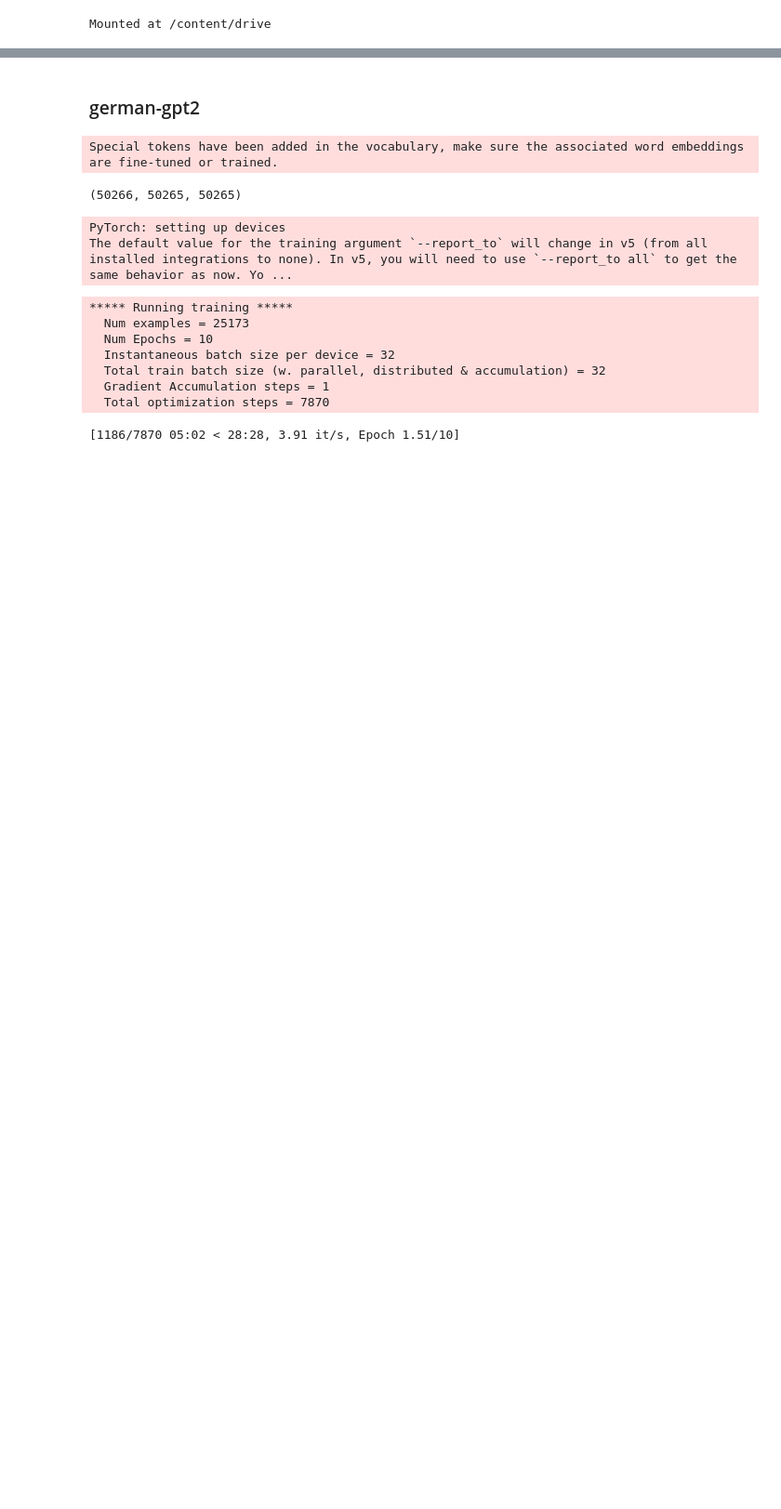
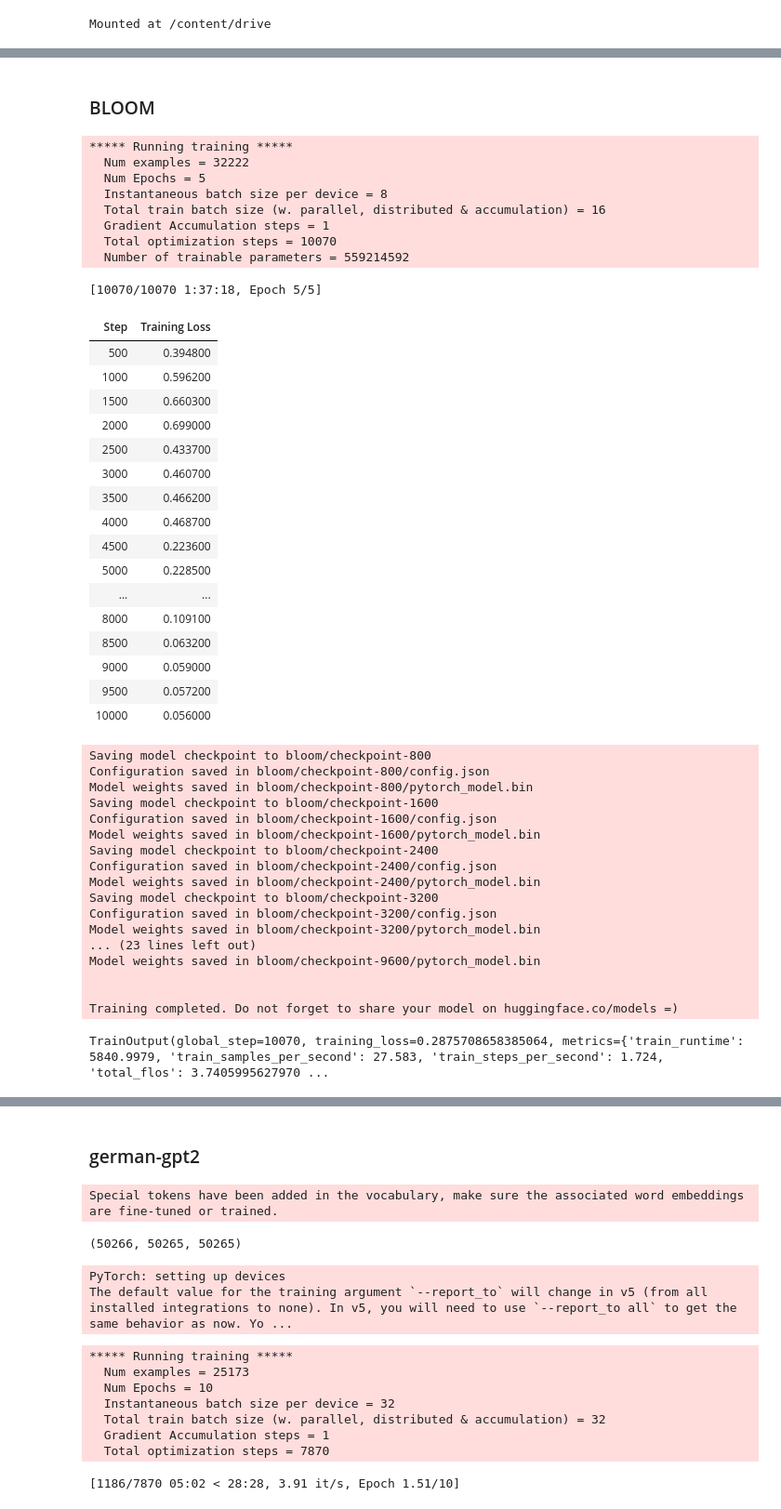
Before and after one commit to xiaotiansu/Reviewriter, a Jupyter notebook: notebooks/data_modeling.ipynb, the cells around one changed output, grey strips where cells are left out. Shown: that part at 93% size. Drawn from its saved outputs; the diff is of its cells as text; code cells hidden in the pictures; blank space fills up the shorter version.

```diff
--- a/notebooks/data_modeling.ipynb
+++ b/notebooks/data_modeling.ipynb
@@ -46,3 +46,81 @@ def load_dataset(train_path, test_path, tokenizer, block_size = 128):
         tokenizer=tokenizer, mlm = False,
     )
     return train_dataset, test_dataset, data_collator
+# %% [markdown]
+### BLOOM
+# %%
+model_name = 'bigscience/bloom-560m'
+model_path = 'bloom/'
+tokenizer = AutoTokenizer.from_pretrained(model_name)
+# %%
+train_dataset, test_dataset, data_collator = load_dataset(train_path, test_path, tokenizer)
+# %%
+# load pretrained model
+bloom_model = AutoModelWithLMHead.from_pretrained('./')
+# %%
+training_args = TrainingArguments(
+    output_dir = model_path,
+    overwrite_output_dir = True,
+    num_train_epochs = 5,
+    per_device_train_batch_size = 8,
+    per_device_eval_batch_size = 8,
+    eval_steps = 400,
+    save_steps = 800,
+    warmup_steps = 500,
+)
+bloom_trainer = Trainer(
+    model = bloom_model,
+    args = training_args,
+    data_collator = data_collator,
+    train_dataset = train_dataset,
+    eval_dataset = test_dataset,
+    # compute_metrics = compute_metrics
+    # prediction_loss_only = True,
+)
+# %%
+bloom_trainer.train()
+# %% [output]
+***** Running training *****
+  Num examples = 32222
+  Num Epochs = 5
+  Instantaneous batch size per device = 8
+  Total train batch size (w. parallel, distributed & accumulation) = 16
+  Gradient Accumulation steps = 1
+  Total optimization steps = 10070
+  Number of trainable parameters = 559214592
+[10070/10070 1:37:18, Epoch 5/5]
+| Step | Training Loss |
+| 500 | 0.394800 |
+| 1000 | 0.596200 |
+| 1500 | 0.660300 |
+| 2000 | 0.699000 |
+| 2500 | 0.433700 |
+| 3000 | 0.460700 |
+| 3500 | 0.466200 |
+| 4000 | 0.468700 |
+| 4500 | 0.223600 |
+| 5000 | 0.228500 |
+| ... | ... |
+| 8000 | 0.109100 |
+| 8500 | 0.063200 |
+| 9000 | 0.059000 |
+| 9500 | 0.057200 |
+| 10000 | 0.056000 |
+Saving model checkpoint to bloom/checkpoint-800
+Configuration saved in bloom/checkpoint-800/config.json
+Model weights saved in bloom/checkpoint-800/pytorch_model.bin
+Saving model checkpoint to bloom/checkpoint-1600
+Configuration saved in bloom/checkpoint-1600/config.json
+Model weights saved in bloom/checkpoint-1600/pytorch_model.bin
+Saving model checkpoint to bloom/checkpoint-2400
+Configuration saved in bloom/checkpoint-2400/config.json
+Model weights saved in bloom/checkpoint-2400/pytorch_model.bin
+Saving model checkpoint to bloom/checkpoint-3200
+Configuration saved in bloom/checkpoint-3200/config.json
+Model weights saved in bloom/checkpoint-3200/pytorch_model.bin
+... (23 lines left out)
+Model weights saved in bloom/checkpoint-9600/pytorch_model.bin
+
+
+Training completed. Do not forget to share your model on huggingface.co/models =)
+TrainOutput(global_step=10070, training_loss=0.2875708658385064, metrics={'train_runtime': 5840.9979, 'train_samples_per_second': 27.583, 'train_steps_per_second': 1.724, 'total_flos': 3.7405995627970 ...
```
Also changed, not shown: parts of 20 cells of this notebook, 7 other files.
